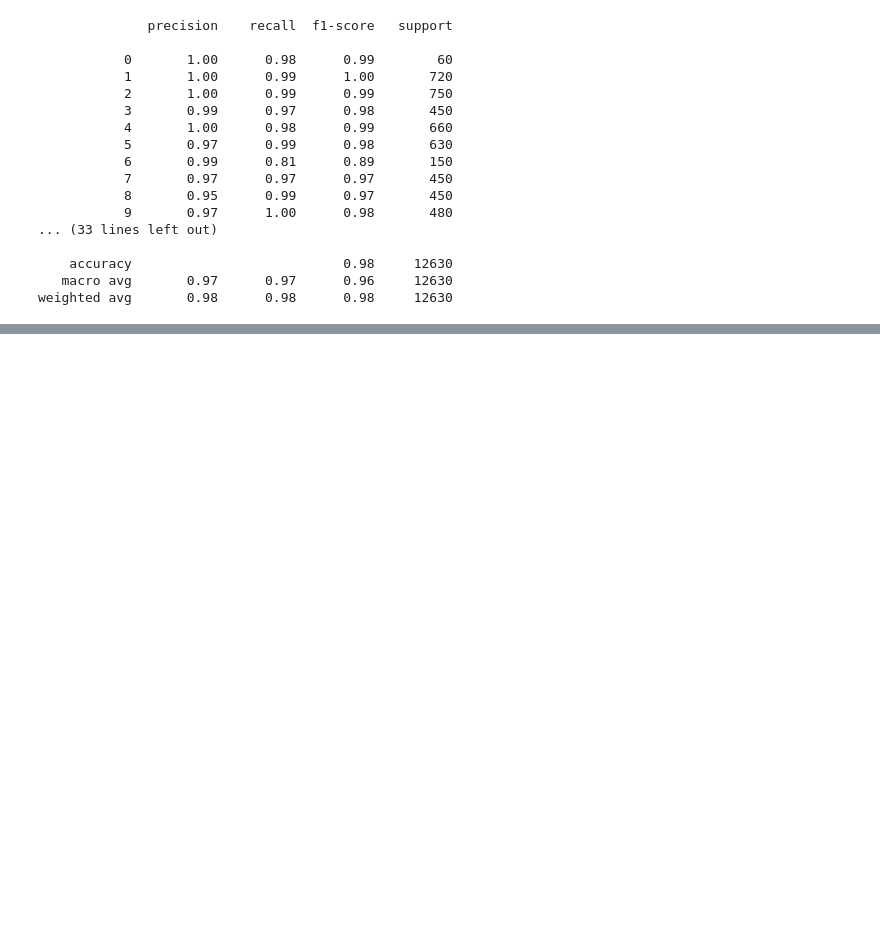
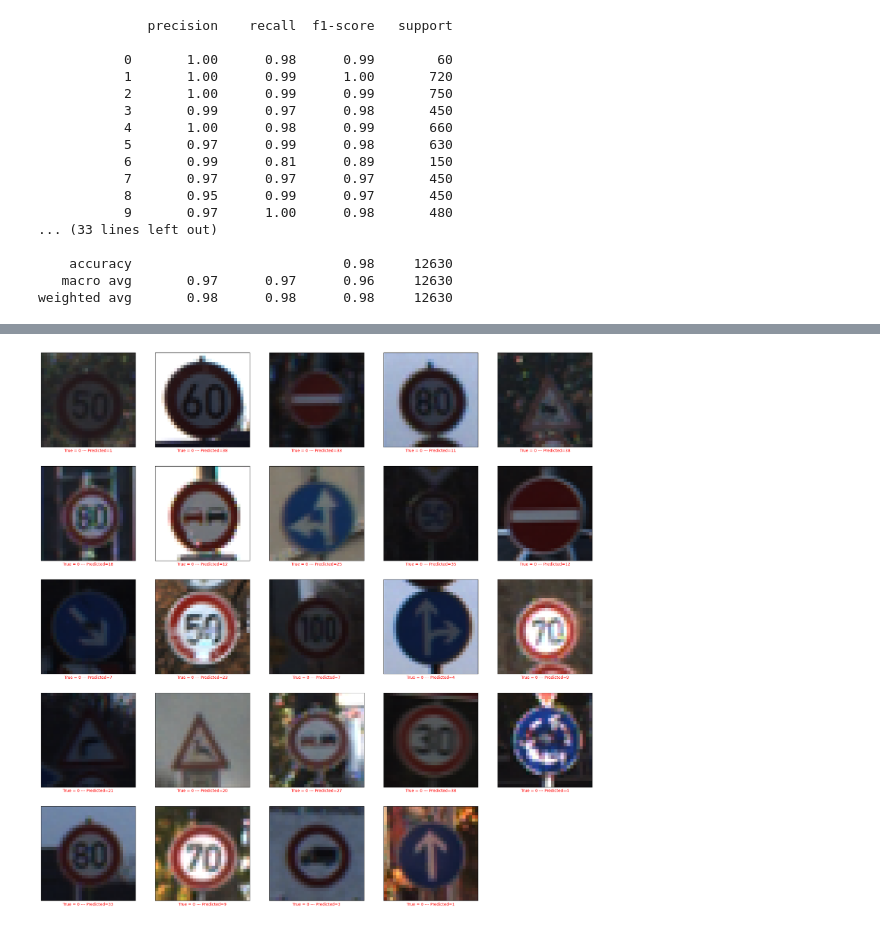
Before and after one commit to TariqAlhathloul/GTS_CNN, a Jupyter notebook: GTS_CNN.ipynb, the cells around one changed output, grey strips where cells are left out. Saved outputs shown, nothing was run; the diff lists cells and outputs as text; code cells hidden in the pictures; blank space fills up the shorter version.

```diff
--- a/GTS_CNN.ipynb
+++ b/GTS_CNN.ipynb
@@ -164,0 +154,24 @@ Epoch 15/30
+# %%
+datagen = ImageDataGenerator(
+    rotation_range = 20,
+    width_shift_range=0.2,
+    height_shift_range=0.2,
+    shear_range=0.2,
+    zoom_range=0.2,
+    horizontal_flip=True,
+    fill_mode='nearest'
+)
+
+# fit the generator into the train data
+
+datagen.fit(X_train)
+
+# training the model using the new aubmented data
+
+history1 = model.fit(
+    datagen.flow(X_train, y_train, batch_size=32),
+    validation_data=(X_test, y_test),
+    epochs=30,
+    callbacks=[early_stoping],
+    verbose=2
+)
@@ -260,0 +285,21 @@ plt.show()
+# %%
+plt.figure(figsize=(25, 25))
+
+start_index=0
+
+for i in range(1, 25):
+    plt.subplot(5,5, i)
+    plt.grid(False)
+    plt.xticks([])
+    plt.yticks([])
+    prediction = y_pred[start_index + i]
+    true = labels[start_index + i]
+    col='g'
+    if prediction != true:
+        col='red'
+    plt.xlabel(f"True = {true} --- Predicted={prediction}", color=col)
+    plt.imshow(X_test[start_index + i])
+
+plt.show()
+# %% [output]
+[figure, added]
```
Also changed, not shown: parts of 10 cells of this notebook.
